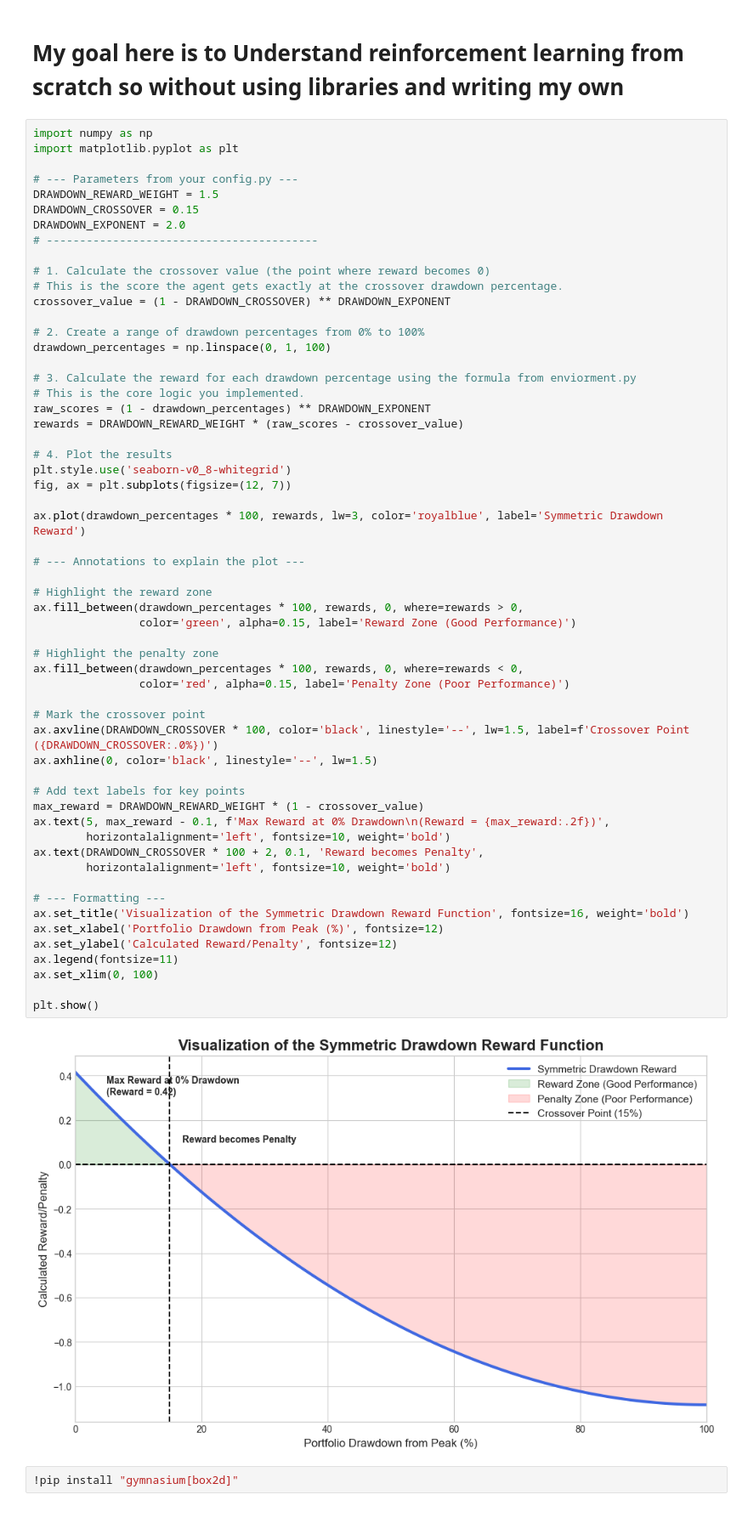
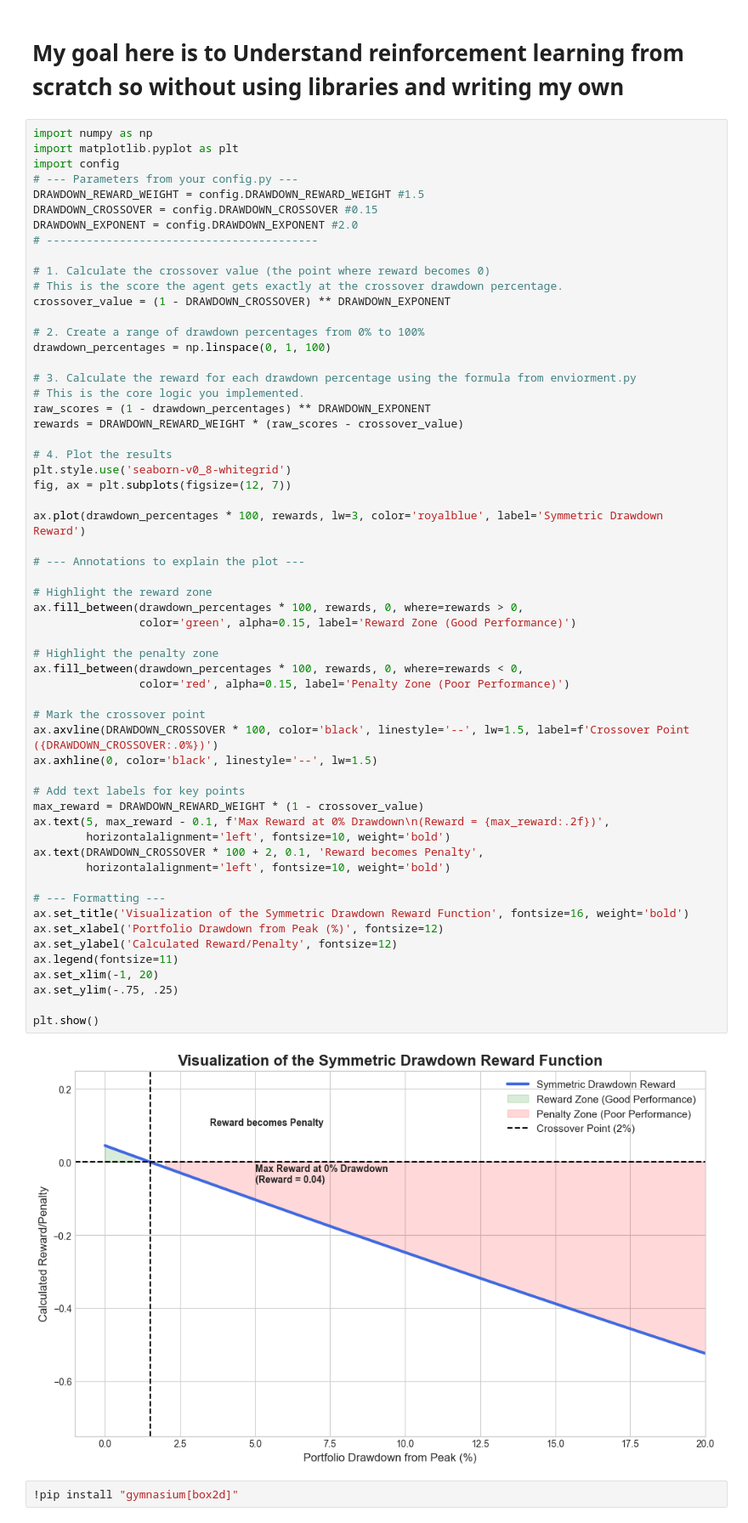
Before and after one commit to atefar2/SB3_RL_POMDP, a Jupyter notebook: x_learning.ipynb, the cells around one changed output. Shown at 85% size. Saved outputs shown, nothing was run; the diff lists cells and outputs as text.

```diff
--- a/x_learning.ipynb
+++ b/x_learning.ipynb
@@ -3,11 +3,11 @@
 # %%
 import numpy as np
 import matplotlib.pyplot as plt
-
+import config
 # --- Parameters from your config.py ---
-DRAWDOWN_REWARD_WEIGHT = 1.5
-DRAWDOWN_CROSSOVER = 0.15
-DRAWDOWN_EXPONENT = 2.0
+DRAWDOWN_REWARD_WEIGHT = config.DRAWDOWN_REWARD_WEIGHT #1.5
+DRAWDOWN_CROSSOVER = config.DRAWDOWN_CROSSOVER #0.15
+DRAWDOWN_EXPONENT = config.DRAWDOWN_EXPONENT #2.0
 # -----------------------------------------
 
 # 1. Calculate the crossover value (the point where reward becomes 0)
@@ -30,35 +30,36 @@ ax.plot(drawdown_percentages * 100, rewards, lw=3, color='royalblue', label='Sym
 
 # --- Annotations to explain the plot ---
 
 # Highlight the reward zone
 ax.fill_between(drawdown_percentages * 100, rewards, 0, where=rewards > 0,
                 color='green', alpha=0.15, label='Reward Zone (Good Performance)')
 
 # Highlight the penalty zone
 ax.fill_between(drawdown_percentages * 100, rewards, 0, where=rewards < 0,
                 color='red', alpha=0.15, label='Penalty Zone (Poor Performance)')
 
 # Mark the crossover point
 ax.axvline(DRAWDOWN_CROSSOVER * 100, color='black', linestyle='--', lw=1.5, label=f'Crossover Point ({DRAWDOWN_CROSSOVER:.0%})')
 ax.axhline(0, color='black', linestyle='--', lw=1.5)
 
 # Add text labels for key points
 max_reward = DRAWDOWN_REWARD_WEIGHT * (1 - crossover_value)
 ax.text(5, max_reward - 0.1, f'Max Reward at 0% Drawdown\n(Reward = {max_reward:.2f})',
         horizontalalignment='left', fontsize=10, weight='bold')
 ax.text(DRAWDOWN_CROSSOVER * 100 + 2, 0.1, 'Reward becomes Penalty',
         horizontalalignment='left', fontsize=10, weight='bold')
 
 # --- Formatting ---
 ax.set_title('Visualization of the Symmetric Drawdown Reward Function', fontsize=16, weight='bold')
 ax.set_xlabel('Portfolio Drawdown from Peak (%)', fontsize=12)
 ax.set_ylabel('Calculated Reward/Penalty', fontsize=12)
 ax.legend(fontsize=11)
-ax.set_xlim(0, 100)
+ax.set_xlim(-1, 20)
+ax.set_ylim(-.75, .25)
 
 plt.show()
 # %% [output]
-[figure, old version]
+[figure, new version]
 # %%
 !pip install "gymnasium[box2d]"
 # %% [output]
```
Also changed, not shown: 4 other files.
